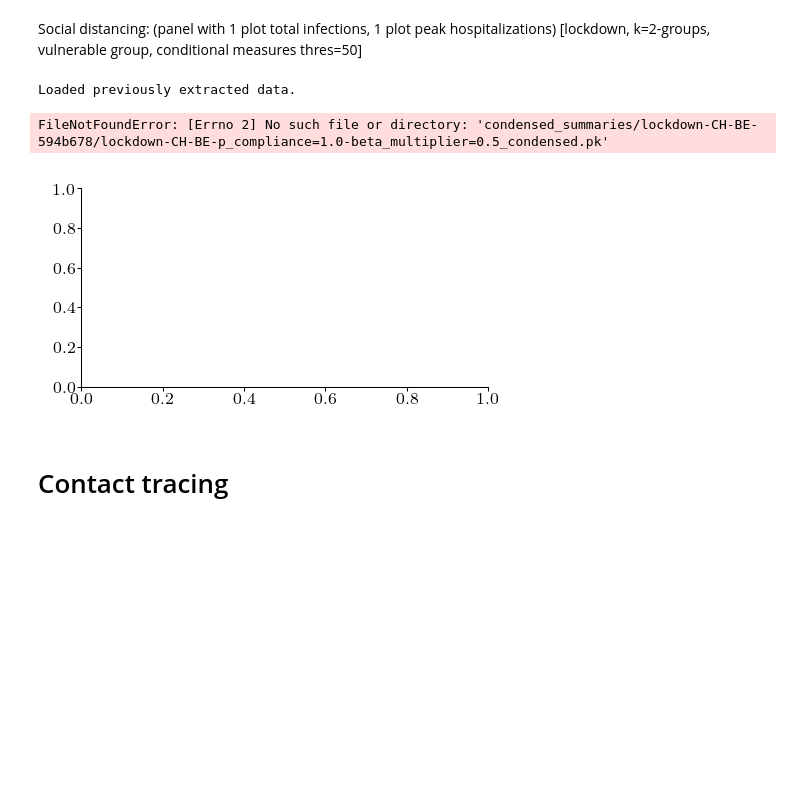
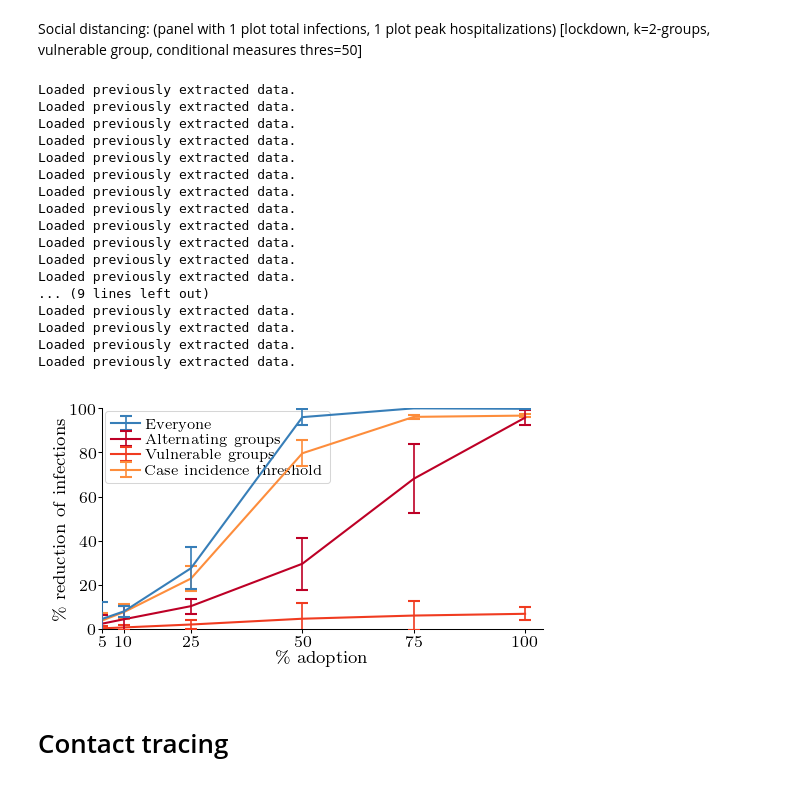
Before and after one commit to covid19-model/simulator, a Jupyter notebook: sim/sim-plot.ipynb, the cells around one changed output. Drawn from its saved outputs; the diff is of its cells as text; code cells hidden in the pictures; blank space fills up the shorter version.

```diff
--- a/sim/sim-plot.ipynb
+++ b/sim/sim-plot.ipynb
@@ -22,10 +22,10 @@ from lib.plot import Plotter
 import matplotlib.pyplot as plt
 from lib.summary import load_condensed_summary
 # %%
-commithash = '594b678'# 'cd1d945'
-baseline_commithash = '594b678'#cd1d945'
+commithash = '32f2175'# 'cd1d945'
+baseline_commithash = '32f2175'#cd1d945'
 # baseline_commithash = '75f335d'
-tracing_commithash = '594b678' #'364e318'
+tracing_commithash = '32f2175' #'364e318'
 # %% [markdown]
 # Model validation
 # %% [markdown]
@@ -93,65 +97,77 @@ def plot_social_distancing_relative_reduction(*, country, area, mode, ps_adoptio
     plot_filename = f'social-distancing-strategies-{country}-{area}'
 
 
-    baseline_path= (f'baseline-{country}-{area}-9a92bc7/'
+    baseline_path= (f'baseline-{country}-{area}-{baseline_commithash}/'
                  f'baseline-{country}-{area}'
-                 f'-expected_daily_base_expo_per100k=5.0'
-                 f'-beta_multiplier=0.5.pk')
+                 f'-expected_daily_base_expo_per100k=0.7142857142857143.pk')
 
-    paths = {'Lockdown': [f'lockdown-{country}-{area}-{commithash}/'
+    paths = {'Everyone': [f'lockdown-{country}-{area}-{commithash}/'
                       f'lockdown-{country}-{area}'
                       f'-p_compliance={p_adoption}'
-                      f'-beta_multiplier=0.5'
                       '.pk' for p_adoption in ps_adoption],
 
-             'Alternating curfews': [f'k-groups-{country}-{area}-{commithash}/'
+             'Alternating groups': [f'k-groups-{country}-{area}-{commithash}/'
                                      f'k-groups-{country}-{area}'
                                      f'-K_groups=2'
                                      f'-p_compliance={p_adoption}'
-                                     f'-beta_multiplier=0.5'
                                      f'.pk' for p_adoption in ps_adoption],
 
              'Vulnerable groups': [f'vulnerable-groups-{country}-{area}-{commithash}/'
                                      f'vulnerable-groups-{country}-{area}'
                                      f'-p_compliance={p_adoption}'
-                                     f'-beta_multiplier=0.5'
                                      f'.pk' for p_adoption in ps_adoption],
 
-             'Conditional measures': [f'conditional-measures-{country}-{area}-{commithash}/'
+             'Case incidence threshold': [f'conditional-measures-{country}-{area}-{commithash}/'
                                      f'conditional-measures-{country}-{area}'
                                      f'-max_incidence=50'
                                      f'-p_compliance={p_adoption}'
-                                     f'-beta_multiplier=0.5'
                                      f'.pk' for p_adoption in ps_adoption],
             }
 
 
     titles = list(paths.keys())
 
     plotter = Plotter()
     plotter.compare_peak_reduction(path_list=list(paths.values()),
                                    baseline_path=baseline_path,
                                    ps_adoption=ps_adoption,
                                    titles=titles,
-                                   mode=mode,   # Allowed values ['cumu_infected', 'hosp', 'dead']
+                                   mode=mode,
+                                   log_xscale=False,
                                    filename=plot_filename,
+                                   legend_is_left=True,
                                    figsize=lib_plot.FIG_SIZE_FULL_PAGE_DOUBLE_ARXIV_TALL,
                                    figformat='neurips-double')
 
 
 plot_social_distancing_relative_reduction(
     country='CH',
-    area='BE',
+    area='JU',
     mode='cumu_infected',   # Allowed values ['cumu_infected', 'hosp', 'dead']
-    ps_adoption=[1.0, 0.75, 0.5, 0.25, 0.1],
+    ps_adoption=[1.0, 0.75, 0.5, 0.25, 0.1, 0.05],
     plot_rt=True,
     plot_pmf=False,
     commithash=commithash
 )
 # %% [output]
 Loaded previously extracted data.
+Loaded previously extracted data.
+Loaded previously extracted data.
+Loaded previously extracted data.
+Loaded previously extracted data.
+Loaded previously extracted data.
+Loaded previously extracted data.
+Loaded previously extracted data.
+Loaded previously extracted data.
+Loaded previously extracted data.
+Loaded previously extracted data.
+Loaded previously extracted data.
+... (9 lines left out)
+Loaded previously extracted data.
+Loaded previously extracted data.
+Loaded previously extracted data.
+Loaded previously extracted data.
-FileNotFoundError: [Errno 2] No such file or directory: 'condensed_summaries/lockdown-CH-BE-594b678/lockdown-CH-BE-p_compliance=1.0-beta_multiplier=0.5_condensed.pk'
-[figure, old version]
+[figure, new version]
 # %% [markdown]
 # Contact tracing
 # %% [markdown]
```
Also changed, not shown: parts of 7 cells of this notebook.
